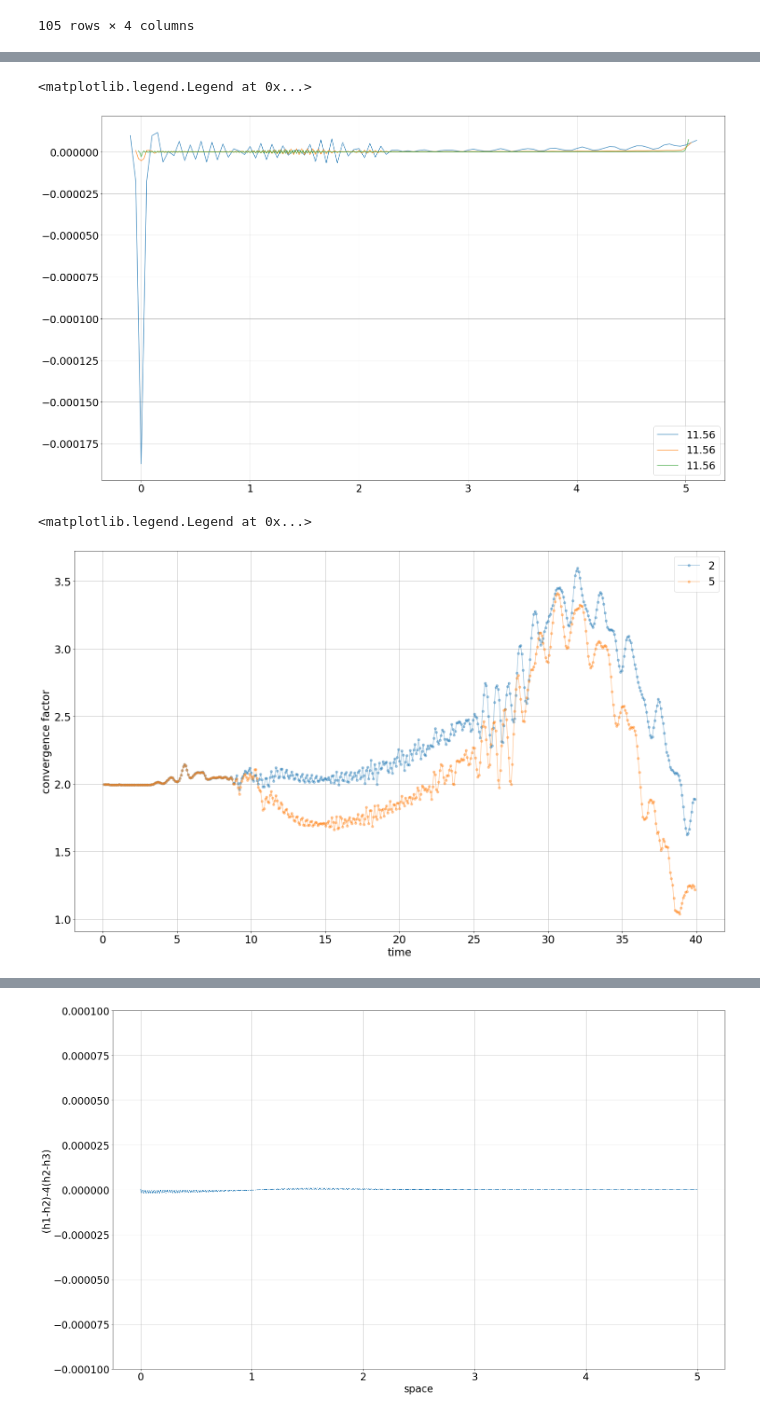
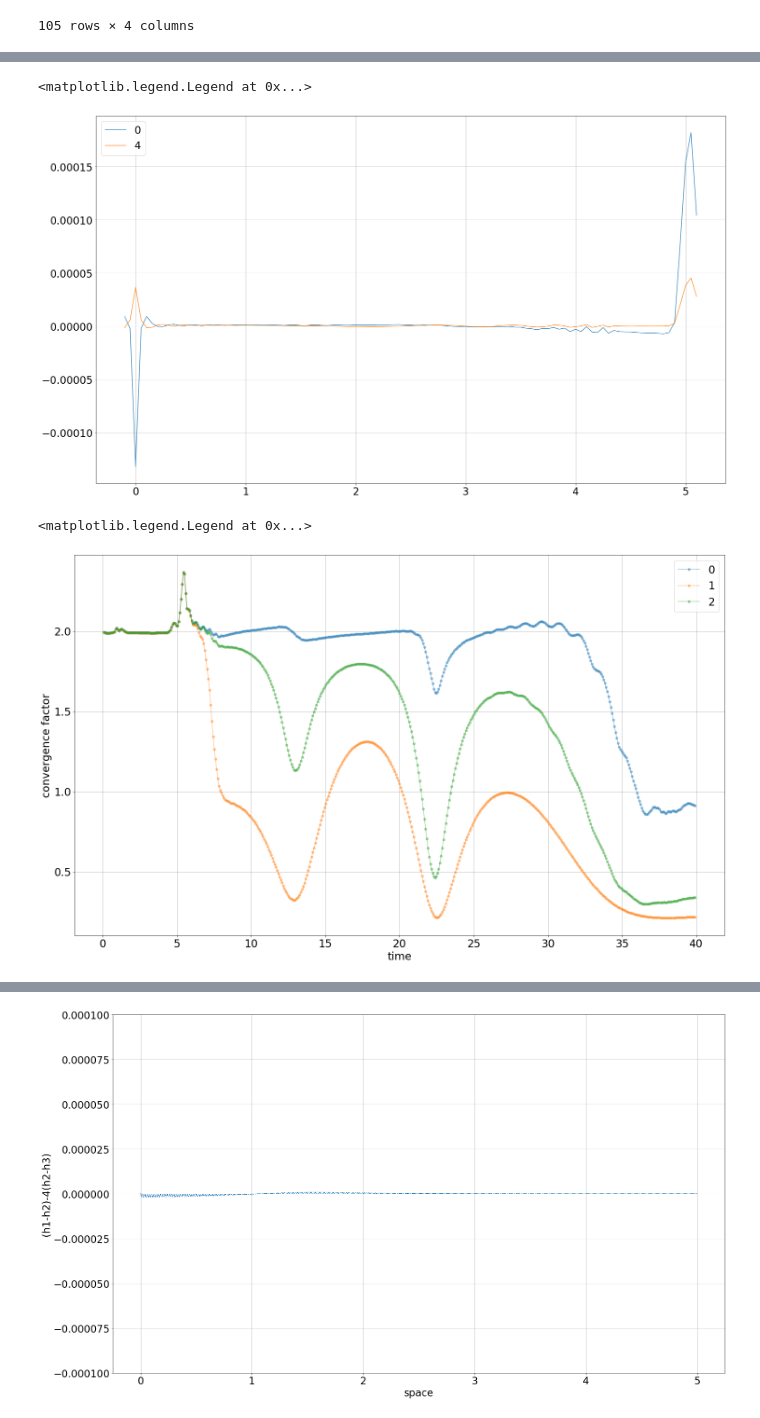
Before and after one commit to giulio-taiocchi/Master_thesis, a Jupyter notebook: Analysis_notebook.ipynb, the cells around one changed output, grey strips where cells are left out. Cells and saved outputs as stored; diff of their text form; code cells hidden in the pictures.

```diff
--- a/Analysis_notebook.ipynb
+++ b/Analysis_notebook.ipynb
@@ -29,7 +29,7 @@ number_steps= 500
 len_step = range_time / number_steps
 times = np.arange(0,range_time+len_step,len_step)
 
-epsilon = ["0.000000"]
+epsilon = ["0.000000","0.020000","0.002000"]
 dx = "0.050000"
 
 
@@ -95,9 +97,9 @@ big_DF[5][0][0]
 | 104 | 5.10 | 0 | 0.000000 | 0.000000 |
 105 rows × 4 columns
 # %%
-for n in range(0,1):
+for n in range(3,5):
     for i in range(0,1):
-            plt.plot(big_DF[n][i][0]['x'],big_DF[n][i][0]['field0'],alpha=0.7,markersize=25,label="field 0")
+            #plt.plot(big_DF[n][i][0]['x'],big_DF[n][i][0]['field0'],alpha=0.7,markersize=25,label="field 0")
             plt.plot(big_DF[n][i][0]['x'],big_DF[n][i][0]['field1'],alpha=0.7,markersize=25,label="field 1")
             plt.plot(big_DF[n][i][0]['x'],big_DF[n][i][0]['field2'],alpha=0.7,markersize=10,label="field 2")
 
@@ -111,11 +113,11 @@ plt.grid()
 # %%
-for n in [1]:
-    for i in range(0,3):
-        for j in range(289,290):
+for n in [0,4]:
+    for i in range(0,1):
+        for j in range(490,491):
             #plt.plot(X[j],big_DF[n][i][j]['field0'],alpha=0.6,markersize=15,label="time:"+str(times[j])+"e:"+amplitude_vector[n])
-            plt.plot(big_DF[n][i][j]['x'],big_DF[n][i][j]['field0'],alpha=0.8,markersize=8,label=times[j])
+            plt.plot(big_DF[n][i][j]['x'],big_DF[n][i][j]['field0'],alpha=0.8,markersize=8,label=n)
             #plt.plot(big_DF[n][i][j]['x'],big_DF[n][i][j]['field1'],alpha=0.8,markersize=8,label=times[j])
-            #plt.plot(big_DF[n][i][j]['x'],big_DF[n][i][j]['field2'],alpha=0.8,markersize=8,label="2")
+            #plt.plot(big_DF[n][i][j]['x'],big_DF[n][i][j]['field2'],alpha=0.8,markersize=8,label=times[j])
             #plt.plot(big_DF[n][i][j]['x'],big_DF[n][i][j]['field0']/Chi[i],alpha=0.8,markersize=8,label=times[j])
             #plt.plot(big_DF[n][i][j]['x'],big_DF[n][i][j]['field1']/Chi[i],alpha=0.8,markersize=8,label=times[j])
             #plt.plot(big_DF[n][i][j]['x'],big_DF[n][i][j]['field2']/Chi[i],alpha=0.8,markersize=8,label="2")
@@ -126,42 +128,42 @@ for n in [1]:
 
 plt.grid()
 #plt.xlim([-0.1,0.2])
-#plt.ylim([ -0.000001,0.000001] )
+#plt.ylim([ -0.00002,0.00002] )
 #plt.yscale('log')
 plt.legend()
 #times[163]
 # %% [output]
 <matplotlib.legend.Legend at 0x...>
-[figure, old version]
+[figure, new version]
 # %%
 allruns_self_conv_test_vect = []
 self_conv_test_vect = []
 """
 for i,t in enumerate(times[::2]):
         self_conv_test_vect.append(self_conv_test(big_DF[0][0][i],big_DF[0][1][i],big_DF[0][2][i]))
         allruns_self_conv_test_vect.append(self_conv_test_vect)
 #plt.plot(times[::2], self_conv_test_vect,markersize=10,alpha=0.5,label=label_vector[0])
 """
-for n in [2,5]:
+for n in [0,1,2]:
     self_conv_test_vect = []
     for i,t in enumerate(times[0:-1]):
         self_conv_test_vect.append( self_conv_test_spherical(big_DF[n][0][i],big_DF[n][1][i],big_DF[n][2][i],gl,gr,"field0") )
 
     allruns_self_conv_test_vect.append(self_conv_test_vect)
     plt.plot(times[0:-1], self_conv_test_vect,'.-',markersize=10,alpha=0.4,label=n)
-#plt.xlim(0,10)
-#plt.ylim(1.9,2.1)
+#plt.xlim(0,30)
+#plt.ylim(1.5,2.2)
 #plt.xlabel('time')
 plt.ylabel('convergence factor')
 plt.xlabel('time')
 #plt.vlines(0.652,0,5,alpha=0.5,label="time = 9.4")
 #plt.hlines(2,0,12,alpha=0.5,label="time = 9.4")
 
 plt.grid()
 plt.legend()
 # %% [output]
 <matplotlib.legend.Legend at 0x...>
-[figure, old version]
+[figure, new version]
 # %%
 n_ind = 0
 self_conv_test_vect_pw = []
```
Also changed, not shown: parts of 11 cells of this notebook, 3 other files.
